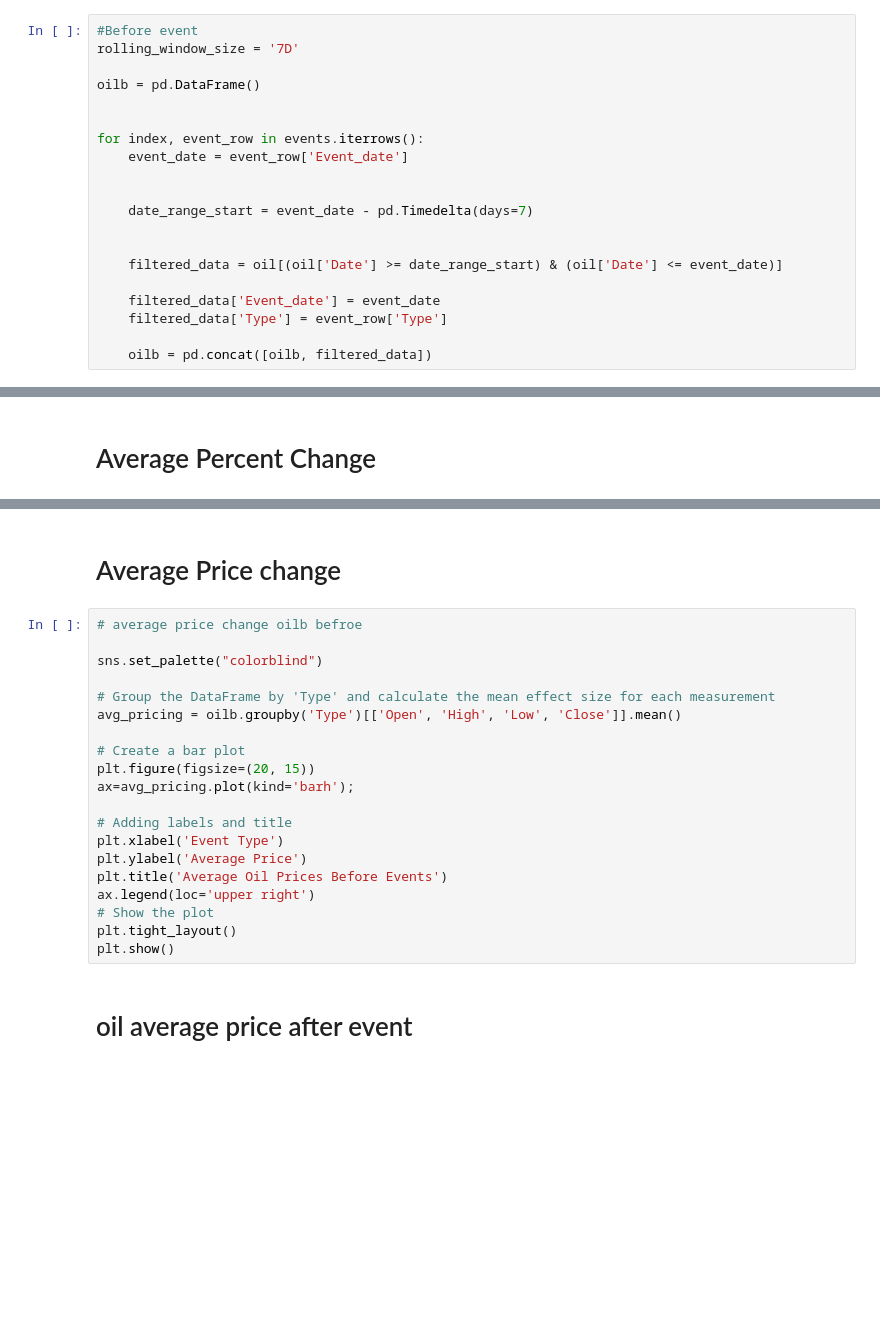
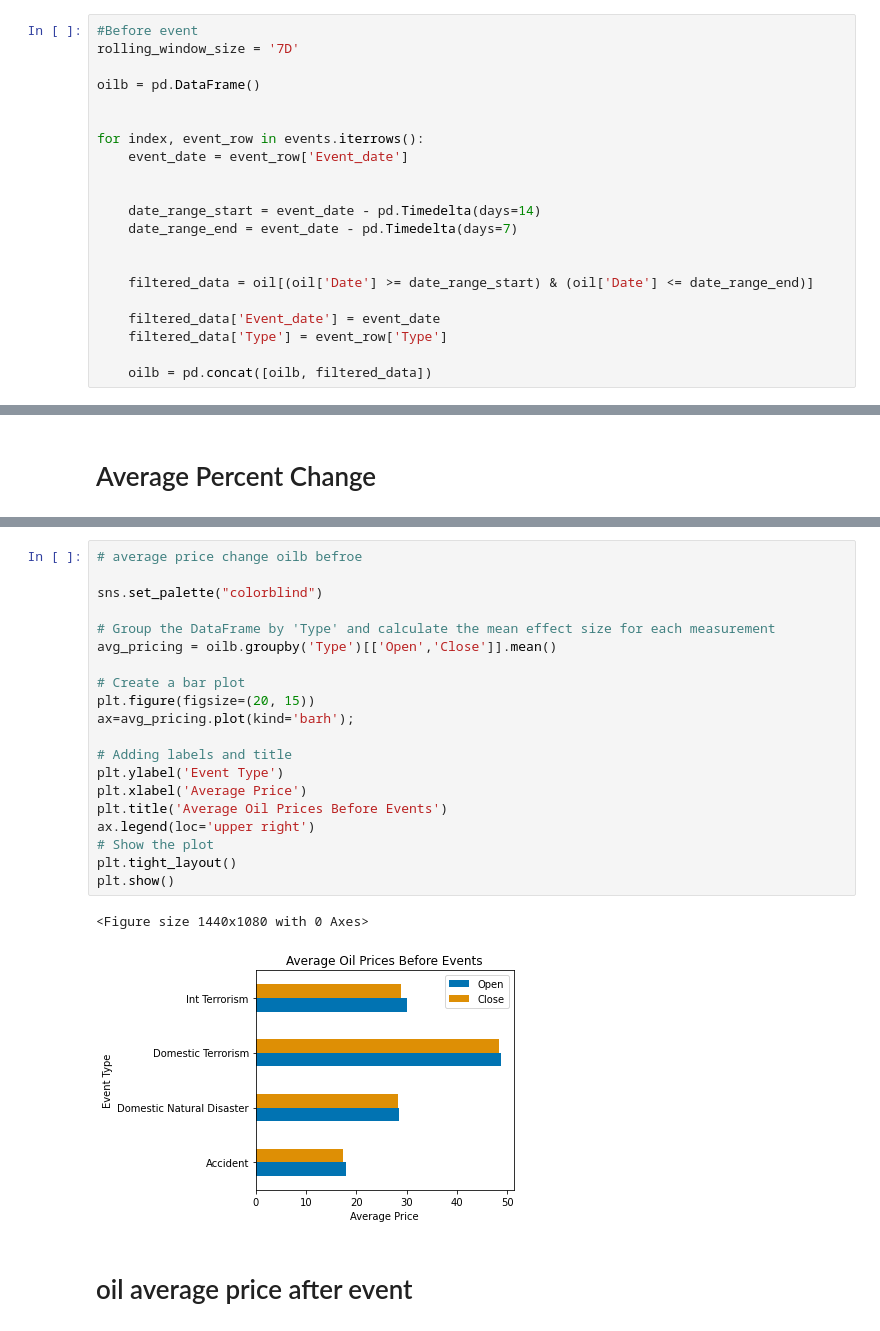
Before and after one commit to NSS-Full-Time-Data-Analytics-10/Ishmail_captsone, a Jupyter notebook: Capstone_final_workbook.ipynb, the cells around one changed output, grey strips where cells are left out. Saved outputs shown, nothing was run; the diff lists cells and outputs as text; blank space fills up the shorter version.

```diff
--- a/Capstone_final_workbook.ipynb
+++ b/Capstone_final_workbook.ipynb
@@ -78,10 +122,11 @@ for index, event_row in events.iterrows():
     event_date = event_row['Event_date']
 
 
-    date_range_start = event_date - pd.Timedelta(days=7)
+    date_range_start = event_date - pd.Timedelta(days=14)
+    date_range_end = event_date - pd.Timedelta(days=7)
 
 
-    filtered_data = oil[(oil['Date'] >= date_range_start) & (oil['Date'] <= event_date)]
+    filtered_data = oil[(oil['Date'] >= date_range_start) & (oil['Date'] <= date_range_end)]
 
     filtered_data['Event_date'] = event_date
     filtered_data['Type'] = event_row['Type']
@@ -172,25 +266,26 @@ plt.show()
-# %% [markdown]
-# Average Price change
 # %%
 # average price change oilb befroe
 
 sns.set_palette("colorblind")
 
 # Group the DataFrame by 'Type' and calculate the mean effect size for each measurement
-avg_pricing = oilb.groupby('Type')[['Open', 'High', 'Low', 'Close']].mean()
+avg_pricing = oilb.groupby('Type')[['Open','Close']].mean()
 
 # Create a bar plot
 plt.figure(figsize=(20, 15))
 ax=avg_pricing.plot(kind='barh');
 
 # Adding labels and title
-plt.xlabel('Event Type')
-plt.ylabel('Average Price')
+plt.ylabel('Event Type')
+plt.xlabel('Average Price')
 plt.title('Average Oil Prices Before Events')
 ax.legend(loc='upper right')
 # Show the plot
 plt.tight_layout()
 plt.show()
+# %% [output]
+<Figure size 1440x1080 with 0 Axes>
+[figure, added]
 # %% [markdown]
 # oil average price after event
 # %%
```
Also changed, not shown: parts of 82 cells of this notebook, 4 other files.
